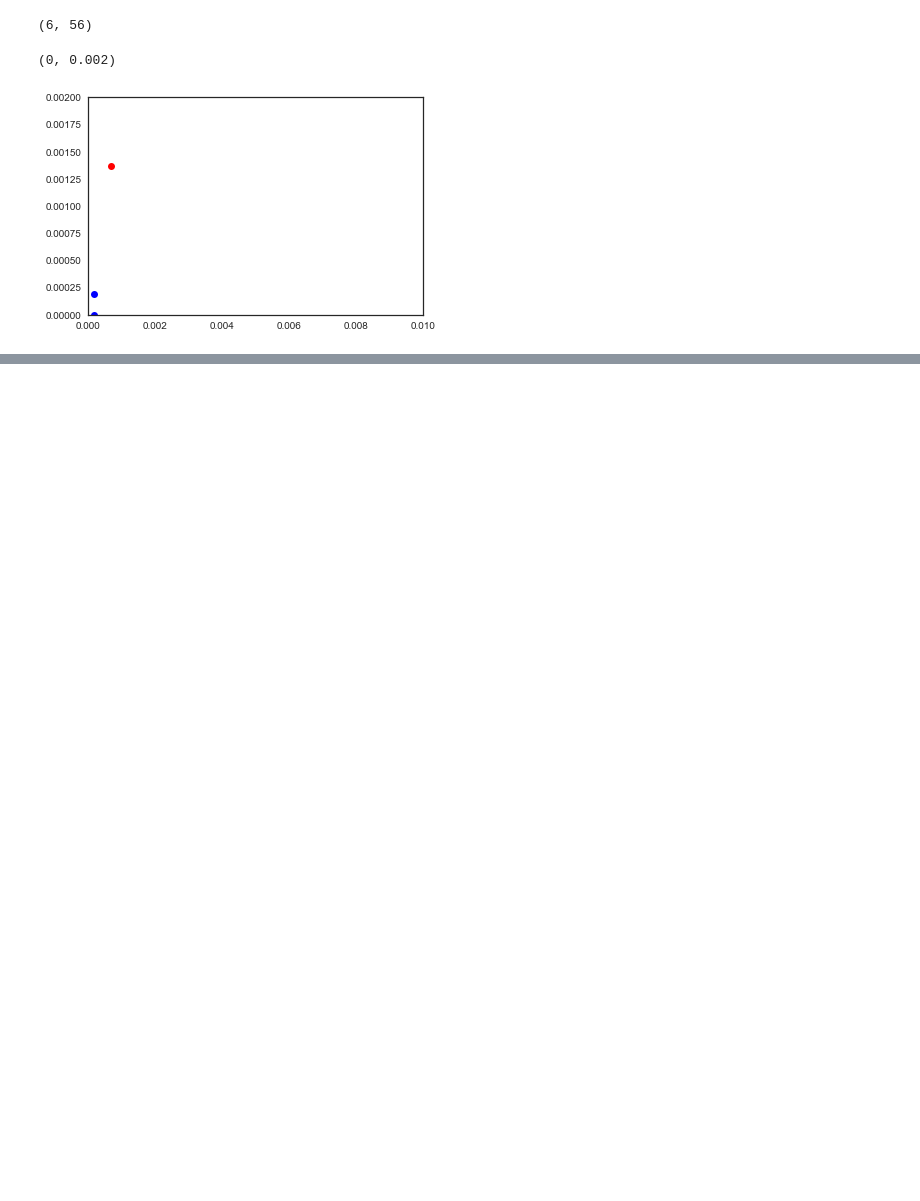
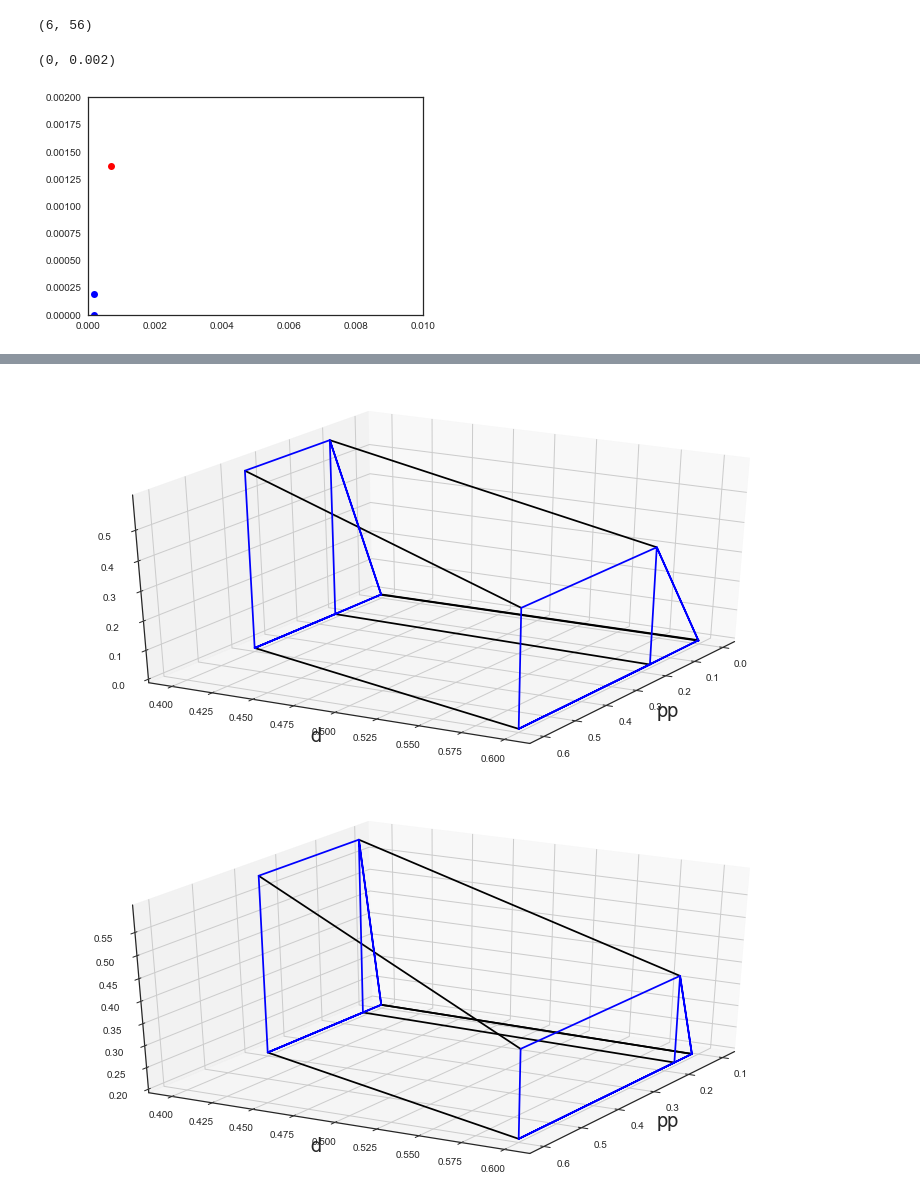
Before and after one commit to sylvaingchassang/missing_bids, a Jupyter notebook: example_tsuchiura.ipynb, the cells around one changed output, grey strips where cells are left out. Cells and saved outputs as stored; diff of their text form; code cells hidden in the pictures; blank space fills up the shorter version.

```diff
--- a/example_tsuchiura.ipynb
+++ b/example_tsuchiura.ipynb
@@ -107,0 +136,7 @@ plt.ylim(0, 0.002)
+# %%
+ic_solver.plot_z(.4, .6, .0)
+ic_solver.plot_z(.4, .6, .2)
+plt.show()
+# %% [output]
+[figure, added]
+[figure, added]
```
Also changed, not shown: parts of 10 cells of this notebook, 3 other files.
